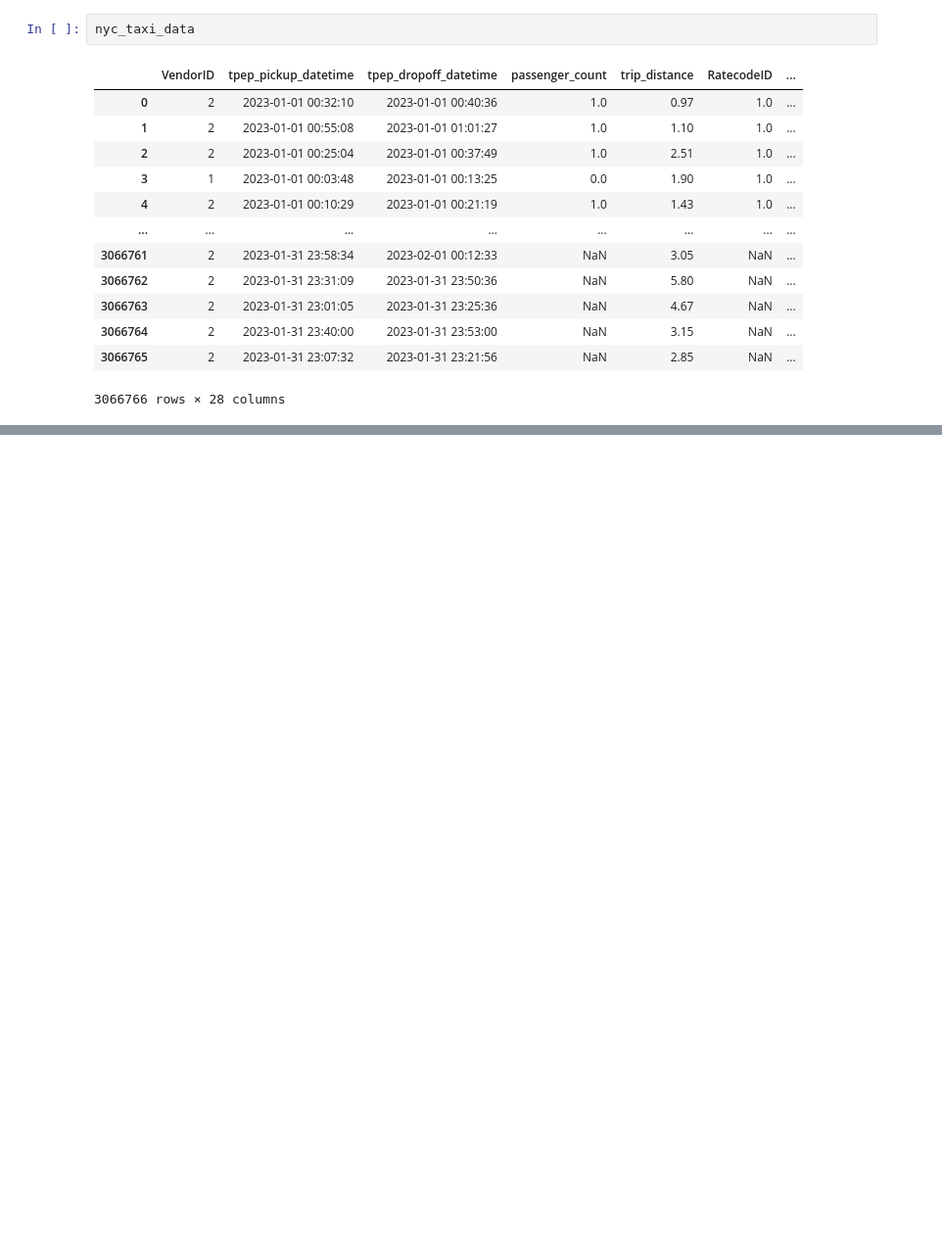
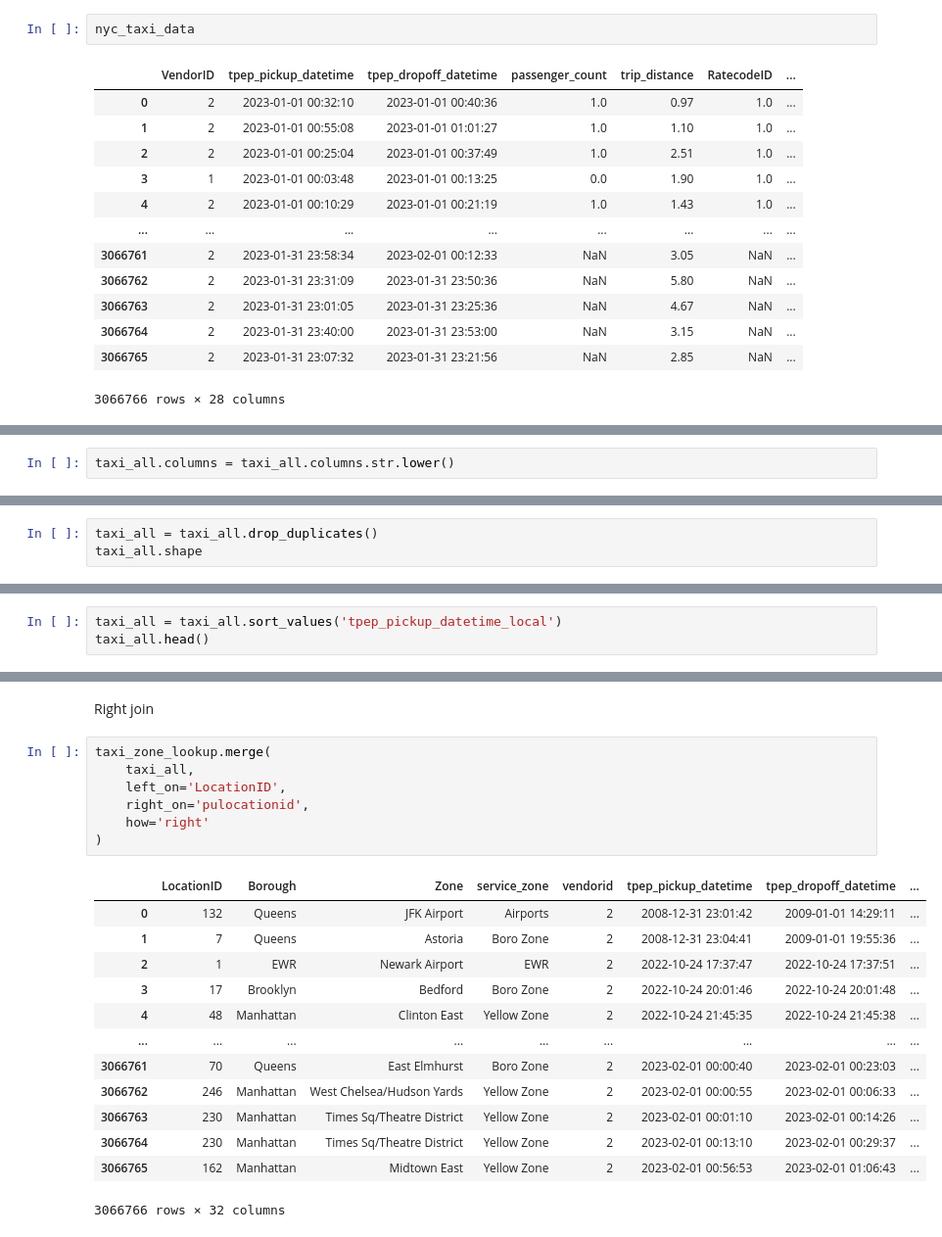
Before and after one commit to ShailShikhar/upskill, a Jupyter notebook: 1_nyc tlc taxi trips/NYC TLC Taxi Trips.ipynb, the cells around one changed output, grey strips where cells are left out. Shown at 98% size. Saved outputs shown, nothing was run; the diff lists cells and outputs as text; blank space fills up the shorter version.

```diff
--- a/1_nyc tlc taxi trips/NYC TLC Taxi Trips.ipynb
+++ b/1_nyc tlc taxi trips/NYC TLC Taxi Trips.ipynb
@@ -1030,0 +1250,2 @@ nyc_taxi_data
+# %%
+taxi_all.columns = taxi_all.columns.str.lower()
@@ -1030,0 +1271,3 @@ nyc_taxi_data
+# %%
+taxi_all = taxi_all.drop_duplicates()
+taxi_all.shape
@@ -1030,0 +1278,3 @@ nyc_taxi_data
+# %%
+taxi_all = taxi_all.sort_values('tpep_pickup_datetime_local')
+taxi_all.head()
@@ -1030,0 +1422,23 @@ nyc_taxi_data
+# %% [markdown]
+Right join
+# %%
+taxi_zone_lookup.merge(
+    taxi_all,
+    left_on='LocationID',
+    right_on='pulocationid',
+    how='right'
+)
+# %% [output]
+|  | LocationID | Borough | Zone | service_zone | vendorid | tpep_pickup_datetime | tpep_dropoff_datetime | ... |
+| 0 | 132 | Queens | JFK Airport | Airports | 2 | 2008-12-31 23:01:42 | 2009-01-01 14:29:11 | ... |
+| 1 | 7 | Queens | Astoria | Boro Zone | 2 | 2008-12-31 23:04:41 | 2009-01-01 19:55:36 | ... |
+| 2 | 1 | EWR | Newark Airport | EWR | 2 | 2022-10-24 17:37:47 | 2022-10-24 17:37:51 | ... |
+| 3 | 17 | Brooklyn | Bedford | Boro Zone | 2 | 2022-10-24 20:01:46 | 2022-10-24 20:01:48 | ... |
+| 4 | 48 | Manhattan | Clinton East | Yellow Zone | 2 | 2022-10-24 21:45:35 | 2022-10-24 21:45:38 | ... |
+| ... | ... | ... | ... | ... | ... | ... | ... | ... |
+| 3066761 | 70 | Queens | East Elmhurst | Boro Zone | 2 | 2023-02-01 00:00:40 | 2023-02-01 00:23:03 | ... |
+| 3066762 | 246 | Manhattan | West Chelsea/Hudson Yards | Yellow Zone | 2 | 2023-02-01 00:00:55 | 2023-02-01 00:06:33 | ... |
+| 3066763 | 230 | Manhattan | Times Sq/Theatre District | Yellow Zone | 2 | 2023-02-01 00:01:10 | 2023-02-01 00:14:26 | ... |
+| 3066764 | 230 | Manhattan | Times Sq/Theatre District | Yellow Zone | 2 | 2023-02-01 00:13:10 | 2023-02-01 00:29:37 | ... |
+| 3066765 | 162 | Manhattan | Midtown East | Yellow Zone | 2 | 2023-02-01 00:56:53 | 2023-02-01 01:06:43 | ... |
+3066766 rows × 32 columns
```
Also changed, not shown: parts of 131 cells of this notebook, 2 other files.
